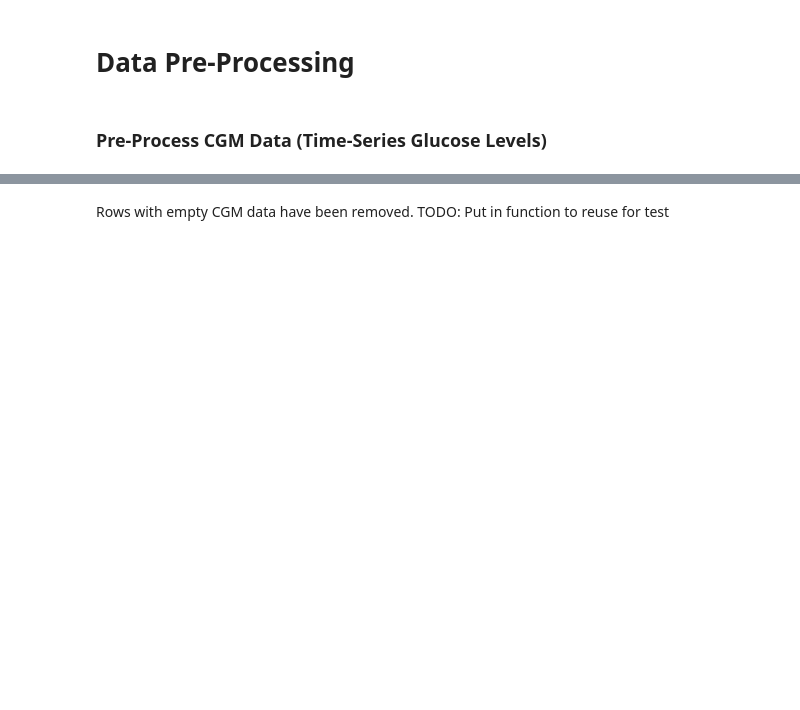
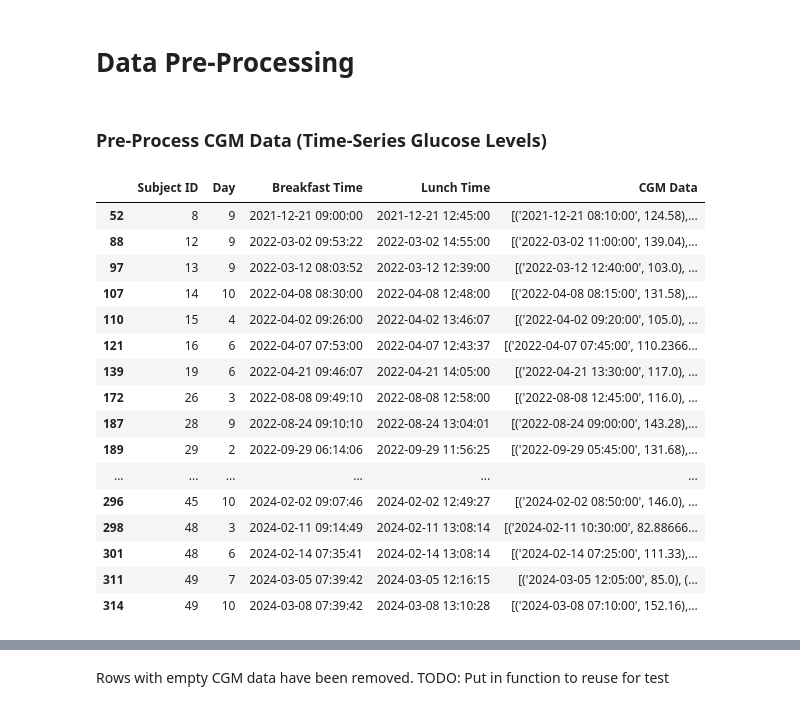
Before and after one commit to AfreenAhmed405/Lunch-Calorie-Predictor, a Jupyter notebook: ml-proj.ipynb, the cells around one changed output, grey strips where cells are left out. Saved outputs shown, nothing was run; the diff lists cells and outputs as text; code cells hidden in the pictures; blank space fills up the shorter version.

Commit message:
Added mean check code

```diff
--- a/ml-proj.ipynb
+++ b/ml-proj.ipynb
@@ -37,50 +37,100 @@ label_test = pd.read_csv('label_test_breakfast_only.csv')
 # Function to check if CGM Data is an empty array
 def is_cgm_data_empty(row):
     try:
         cgm_list = ast.literal_eval(row['CGM Data'])
         return len(cgm_list) == 0
     except:
         return True
 
 # Function to filter out rows where CGM Data is empty
 cgm_train = cgm_train[~cgm_train.apply(is_cgm_data_empty, axis=1)]
 
-# Convert Breakfast and Lunch times to datetime
-# Convert Breakfast and Lunch times to datetime
+# 1. Get the HH:MM:SS breakfast and lunch times and calculate the mean for each subject ID
 cgm_train['Breakfast Time'] = pd.to_datetime(cgm_train['Breakfast Time'], errors='coerce')
 cgm_train['Lunch Time'] = pd.to_datetime(cgm_train['Lunch Time'], errors='coerce')
 
-# Extract the date part and time part separately
-cgm_train['Breakfast Date'] = cgm_train['Breakfast Time'].dt.date
-cgm_train['Lunch Date'] = cgm_train['Lunch Time'].dt.date
-
-# Function to calculate mean time while preserving date
 def mean_time(times):
-    # Convert the times to minutes since midnight
     total_seconds = sum([t.hour * 3600 + t.minute * 60 + t.second for t in times if pd.notna(t)])
     mean_seconds = total_seconds // len([t for t in times if pd.notna(t)])
-
-    # Convert the mean seconds back to HH:MM:SS
     return pd.to_datetime(mean_seconds, unit='s').time()
 
-# Calculate the mean breakfast and lunch times per Subject ID
 mean_times = cgm_train.groupby('Subject ID')[['Breakfast Time', 'Lunch Time']].apply(
     lambda group: pd.Series({
         'Breakfast Time': mean_time(group['Breakfast Time']),
         'Lunch Time': mean_time(group['Lunch Time'])
     })
 )
 
-# Merge the date back with the mean times
-cgm_train['Breakfast Time'] = cgm_train['Breakfast Date'].astype(str) + ' ' + cgm_train['Breakfast Time'].fillna(cgm_train['Subject ID'].map(mean_times['Breakfast Time'])).astype(str)
-cgm_train['Lunch Time'] = cgm_train['Lunch Date'].astype(str) + ' ' + cgm_train['Lunch Time'].fillna(cgm_train['Subject ID'].map(mean_times['Lunch Time'])).astype(str)
+mean_times = mean_times.reset_index()
 
-# Convert back to datetime
-cgm_train['Breakfast Time'] = pd.to_datetime(cgm_train['Breakfast Time'])
-cgm_train['Lunch Time'] = pd.to_datetime(cgm_train['Lunch Time'])
+# 2. Find the reference date for any row within the same subject:
+def get_reference_date(subject_id):
+    day_2_breakfast_index = cgm_train[(cgm_train['Subject ID'] == subject_id) & (cgm_train['Day'] == 2)]['Breakfast Time'].first_valid_index()
+    if day_2_breakfast_index is None or pd.isna(cgm_train.loc[day_2_breakfast_index, 'Breakfast Time']):
+        day_3_breakfast_index = cgm_train[(cgm_train['Subject ID'] == subject_id) & (cgm_train['Day'] == 4)]['Breakfast Time'].first_valid_index()
+        if day_3_breakfast_index is not None:
+            reference_date = cgm_train.loc[day_3_breakfast_index, 'Breakfast Time']
+            reference_day = 4
+        else:
+            reference_date = None
+            reference_day = None
+    else:
+        reference_date = cgm_train.loc[day_2_breakfast_index, 'Breakfast Time']
+        reference_day = 2
 
-# Drop the helper date columns
-cgm_train.drop(columns=['Breakfast Date', 'Lunch Date'], inplace=True)
+    return pd.Series([reference_date.date(), reference_day])
 
 
-cgm_train.to_csv('cleaned_data.csv')
+mean_times[['Reference Date', 'Reference Day']] = mean_times['Subject ID'].apply(get_reference_date)
+
+# 3. Update missing_values_df
+def update_missing_breakfast_time(row, mean_times):
+    subject_id = row['Subject ID']
+    day = row['Day']
+
+    mean_breakfast_time = mean_times.loc[mean_times['Subject ID'] == subject_id, 'Breakfast Time'].iloc[0]
+    mean_reference_date = mean_times.loc[mean_times['Subject ID'] == subject_id, 'Reference Date'].iloc[0]
+    reference_day = mean_times.loc[mean_times['Subject ID'] == subject_id, 'Reference Day'].iloc[0]
+    current_date = mean_reference_date + pd.Timedelta(days=(day - reference_day))
+    updated_breakfast_time = pd.to_datetime(current_date.strftime('%Y-%m-%d') + ' ' + mean_breakfast_time.strftime('%H:%M:%S'))
+    row['Breakfast Time'] = updated_breakfast_time
+    return row
+
+cgm_train = cgm_train.apply(
+    lambda row: update_missing_breakfast_time(row, mean_times) if pd.isna(row['Breakfast Time']) else row, axis=1
+)
+
+def update_missing_lunch_time(row, mean_times):
+    subject_id = row['Subject ID']
+    day = row['Day']
+    mean_lunch_time = mean_times.loc[mean_times['Subject ID'] == subject_id, 'Lunch Time'].iloc[0]
+    mean_reference_date = mean_times.loc[mean_times['Subject ID'] == subject_id, 'Reference Date'].iloc[0]
+    reference_day = mean_times.loc[mean_times['Subject ID'] == subject_id, 'Reference Day'].iloc[0]
+    current_date = mean_reference_date + pd.Timedelta(days=(day - reference_day))
+    updated_lunch_time = pd.to_datetime(current_date.strftime('%Y-%m-%d') + ' ' + mean_lunch_time.strftime('%H:%M:%S'))
+    row['Lunch Time'] = updated_lunch_time
+    return row
+
+cgm_train = cgm_train.apply(
+    lambda row: update_missing_lunch_time(row, mean_times) if pd.isna(row['Lunch Time']) else row, axis=1
+)
+
+cgm_train
+# %% [output]
+|  | Subject ID | Day | Breakfast Time | Lunch Time | CGM Data |
+| 52 | 8 | 9 | 2021-12-21 09:00:00 | 2021-12-21 12:45:00 | [('2021-12-21 08:10:00', 124.58),... |
+| 88 | 12 | 9 | 2022-03-02 09:53:22 | 2022-03-02 14:55:00 | [('2022-03-02 11:00:00', 139.04),... |
+| 97 | 13 | 9 | 2022-03-12 08:03:52 | 2022-03-12 12:39:00 | [('2022-03-12 12:40:00', 103.0), ... |
+| 107 | 14 | 10 | 2022-04-08 08:30:00 | 2022-04-08 12:48:00 | [('2022-04-08 08:15:00', 131.58),... |
+| 110 | 15 | 4 | 2022-04-02 09:26:00 | 2022-04-02 13:46:07 | [('2022-04-02 09:20:00', 105.0), ... |
+| 121 | 16 | 6 | 2022-04-07 07:53:00 | 2022-04-07 12:43:37 | [('2022-04-07 07:45:00', 110.2366... |
+| 139 | 19 | 6 | 2022-04-21 09:46:07 | 2022-04-21 14:05:00 | [('2022-04-21 13:30:00', 117.0), ... |
+| 172 | 26 | 3 | 2022-08-08 09:49:10 | 2022-08-08 12:58:00 | [('2022-08-08 12:45:00', 116.0), ... |
+| 187 | 28 | 9 | 2022-08-24 09:10:10 | 2022-08-24 13:04:01 | [('2022-08-24 09:00:00', 143.28),... |
+| 189 | 29 | 2 | 2022-09-29 06:14:06 | 2022-09-29 11:56:25 | [('2022-09-29 05:45:00', 131.68),... |
+| ... | ... | ... | ... | ... | ... |
+| 296 | 45 | 10 | 2024-02-02 09:07:46 | 2024-02-02 12:49:27 | [('2024-02-02 08:50:00', 146.0), ... |
+| 298 | 48 | 3 | 2024-02-11 09:14:49 | 2024-02-11 13:08:14 | [('2024-02-11 10:30:00', 82.88666... |
+| 301 | 48 | 6 | 2024-02-14 07:35:41 | 2024-02-14 13:08:14 | [('2024-02-14 07:25:00', 111.33),... |
+| 311 | 49 | 7 | 2024-03-05 07:39:42 | 2024-03-05 12:16:15 | [('2024-03-05 12:05:00', 85.0), (... |
+| 314 | 49 | 10 | 2024-03-08 07:39:42 | 2024-03-08 13:10:28 | [('2024-03-08 07:10:00', 152.16),... |
```
Also changed, not shown: parts of 1 cell of this notebook, 1 other file.
